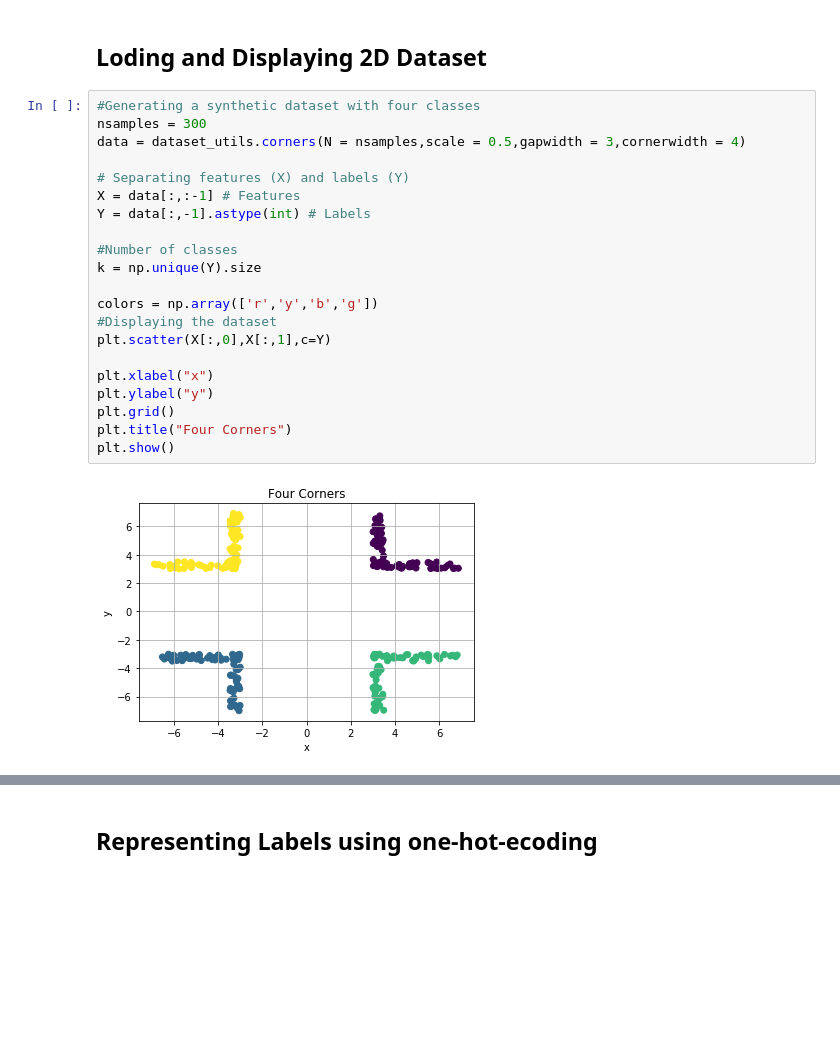
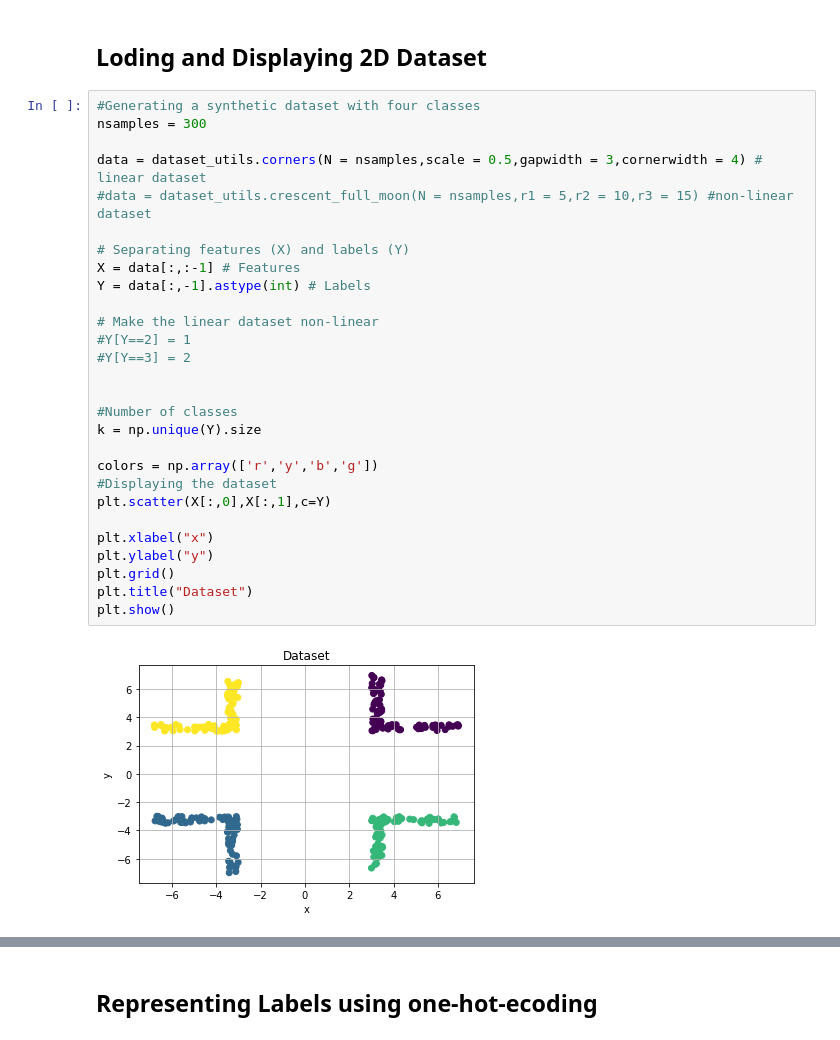
Before and after one commit to rmsouza01/ML101, a Jupyter notebook: JNotebooks/logistic_regression_keras.ipynb, the cells around one changed output, grey strips where cells are left out. Saved outputs shown, nothing was run; the diff lists cells and outputs as text; blank space fills up the shorter version.

```diff
--- a/JNotebooks/logistic_regression_keras.ipynb
+++ b/JNotebooks/logistic_regression_keras.ipynb
@@ -32,23 +32,30 @@ Using TensorFlow backend.
 # %%
 #Generating a synthetic dataset with four classes
 nsamples = 300
-data = dataset_utils.corners(N = nsamples,scale = 0.5,gapwidth = 3,cornerwidth = 4)
+
+data = dataset_utils.corners(N = nsamples,scale = 0.5,gapwidth = 3,cornerwidth = 4) # linear dataset
+#data = dataset_utils.crescent_full_moon(N = nsamples,r1 = 5,r2 = 10,r3 = 15) #non-linear dataset
 
 # Separating features (X) and labels (Y)
 X = data[:,:-1] # Features
 Y = data[:,-1].astype(int) # Labels
+
+# Make the linear dataset non-linear
+#Y[Y==2] = 1
+#Y[Y==3] = 2
+
 
 #Number of classes
 k = np.unique(Y).size
 
 colors = np.array(['r','y','b','g'])
 #Displaying the dataset
 plt.scatter(X[:,0],X[:,1],c=Y)
 
 plt.xlabel("x")
 plt.ylabel("y")
 plt.grid()
-plt.title("Four Corners")
+plt.title("Dataset")
 plt.show()
 # %% [output]
-[figure, old version]
+[figure, new version]
```
Also changed, not shown: parts of 5 cells of this notebook, 2 other files.
